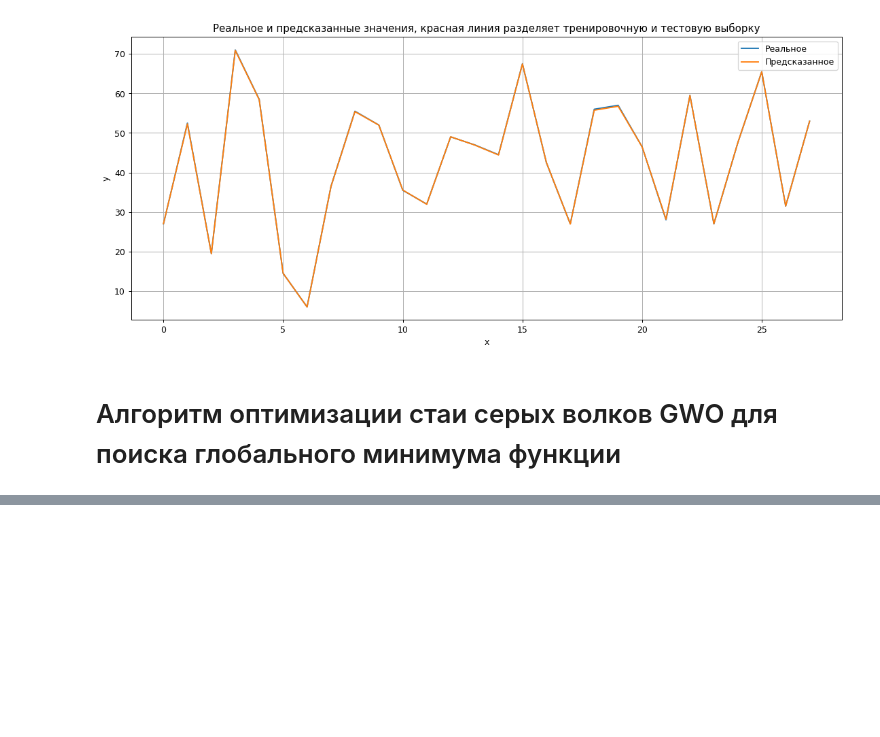
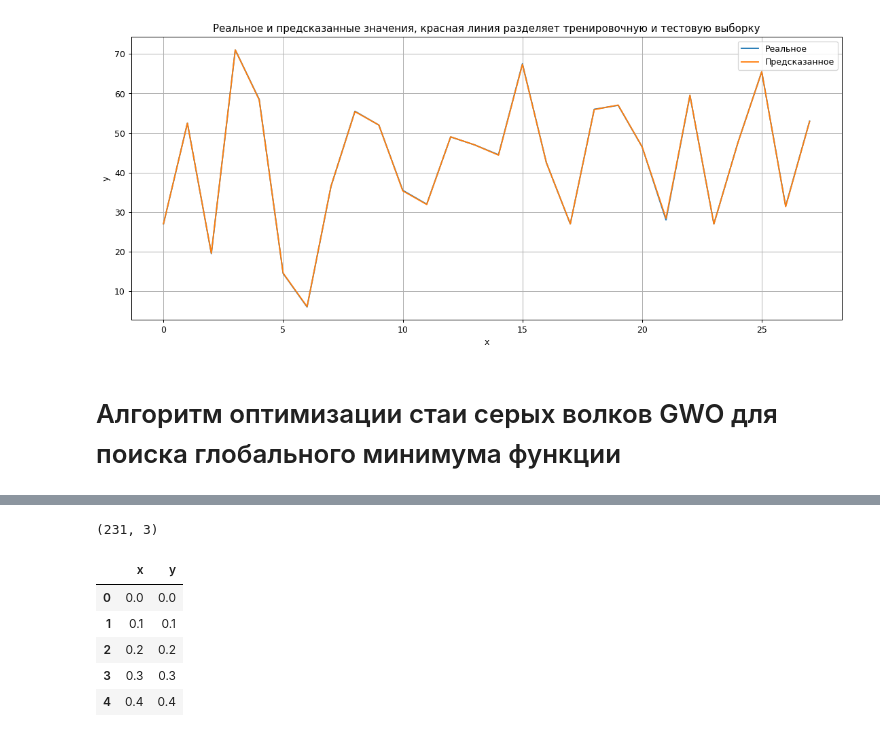
Before and after one commit to AnLiMan/Grey_Wolf_Optimization, a Jupyter notebook: Нейросеть_с_GWO.ipynb, the cells around one changed output, grey strips where cells are left out. Drawn from its saved outputs; the diff is of its cells as text; code cells hidden in the pictures; blank space fills up the shorter version.

```diff
--- a/Нейросеть_с_GWO.ipynb
+++ b/Нейросеть_с_GWO.ipynb
@@ -394,0 +399,11 @@ A = 0.0 B = 0.805531 C = 0.8526
+# %%
+number_of_interations = 2 #Номер итерации для сохранения и загрузки готовой модели
+split_percent = 0.85 # Процент данных для обучения
+
+BATCH_SIZE = 8 # Размер пакета для обучения
+EPOCHS = 50 # Количество эпох обучения
+NN_optimizer = 'adam' # Оптимизатор для модели НС
+NN_loss = 'mse' # Функция потерь
+csv_file = 'https://raw.githubusercontent.com/AnLiMan/Grey_Wolf_Optimization/main/Boot_dataset.csv'  # Ссылка на датасет
+save_path = "/content/drive/My Drive/Files for colab/NN for diss/NN_model_" + str(number_of_interations) + ".keras" # Путь для сохранения и загрузки моделей нейронки с гугл диска
+print('Текущий номер для сохранения модели, чекпоинтов, а также загрузки существующей модели с облака: ', number_of_interations)
@@ -394,0 +412,4 @@ A = 0.0 B = 0.805531 C = 0.8526
+# %%
+df = pd.read_csv(csv_file) # Прочтём датасет
+df.head() # Выведем заголовок
+df.dtypes # Используемые типы данных
@@ -394,0 +435,17 @@ A = 0.0 B = 0.805531 C = 0.8526
+# %%
+print(df.shape)
+# %% [output]
+(231, 3)
+# %%
+target = df.pop('f')
+# %%
+numeric_feature_names = ['x', 'y']
+numeric_features = df[numeric_feature_names]
+numeric_features.head()
+# %% [output]
+|  | x | y |
+| 0 | 0.0 | 0.0 |
+| 1 | 0.1 | 0.1 |
+| 2 | 0.2 | 0.2 |
+| 3 | 0.3 | 0.3 |
+| 4 | 0.4 | 0.4 |
```
Also changed, not shown: parts of 23 cells of this notebook.
